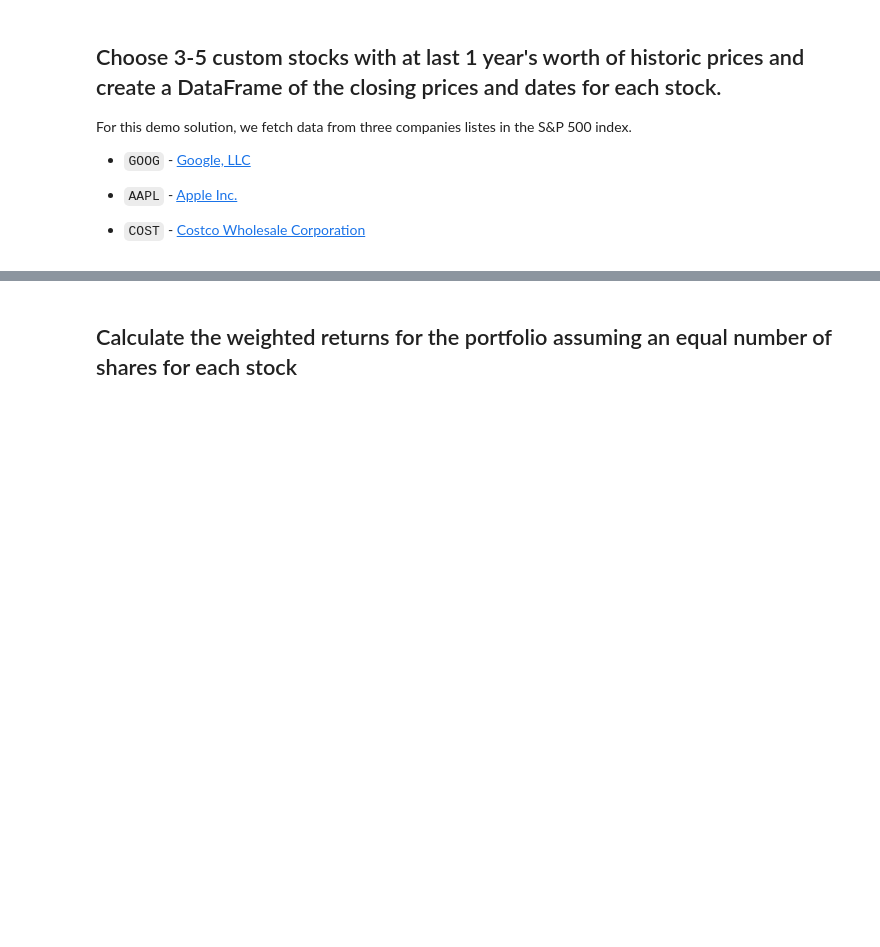
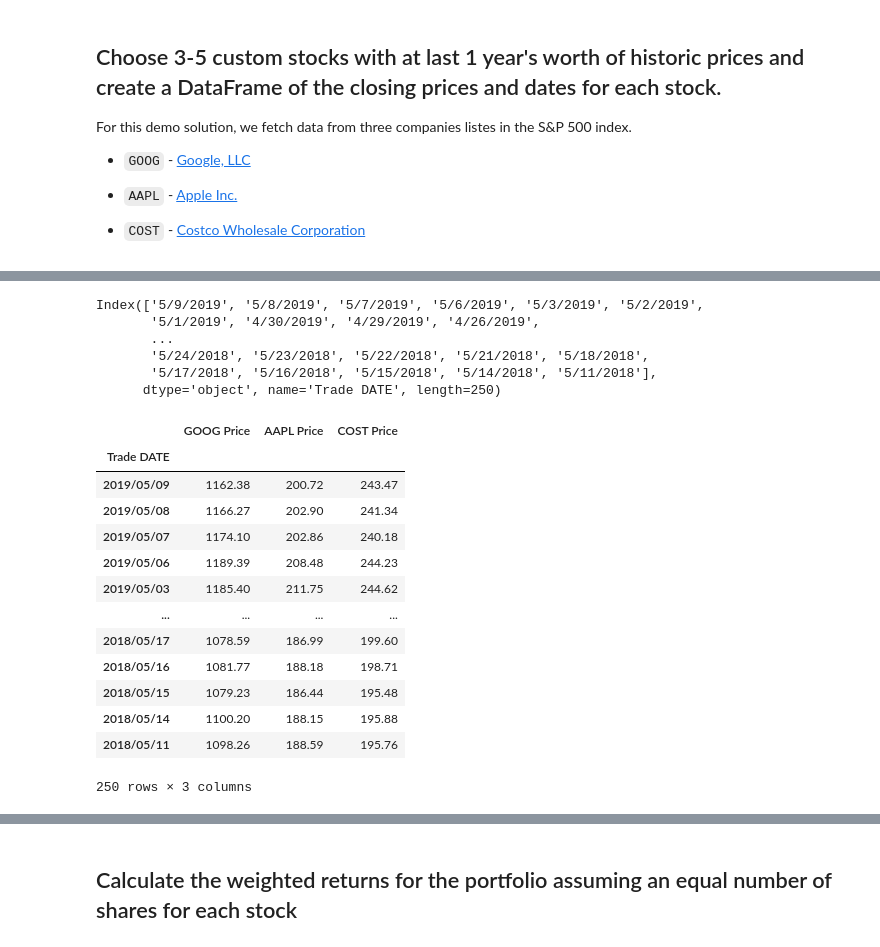
Before and after one commit to joebarry1252/Financial_Planning_UsingAPIs, a Jupyter notebook: Barry_whale_analysis_final.ipynb, the cells around one changed output, grey strips where cells are left out. Saved outputs shown, nothing was run; the diff lists cells and outputs as text; code cells hidden in the pictures; blank space fills up the shorter version.

```diff
--- a/Barry_whale_analysis_final.ipynb
+++ b/Barry_whale_analysis_final.ipynb
@@ -651,2 +674,5 @@ For this demo solution, we fetch data from three companies listes in the S&P 500
 # %%
 # Reading data from 3rd stock
+cost_data = Path("./Resources/cost_historical.csv")
+cost = pd.read_csv(cost_data, index_col="Trade DATE")
+cost.head()
@@ -653,2 +687,8 @@ For this demo solution, we fetch data from three companies listes in the S&P 500
 # %%
 # Combine all stocks in a single DataFrame
+combined_stock_df = pd.concat(
+    [goog,aapl,cost],
+    axis="columns",
+    join="inner"
+    )
+combined_stock_df.head()
@@ -656,0 +713,3 @@ For this demo solution, we fetch data from three companies listes in the S&P 500
+# %%
+combined_stock_df.columns = ['GOOG', 'GOOG Price', 'AAPL', 'AAPL Price', 'COST', 'COST Price']
+combined_stock_df.head()
@@ -657,2 +724,4 @@ For this demo solution, we fetch data from three companies listes in the S&P 500
 # %%
 # Reorganize portfolio data by having a column per symbol
+combined_stock_df.drop(columns=['GOOG', 'AAPL', 'COST'], inplace=True)
+combined_stock_df.head()
@@ -658,0 +736,29 @@ For this demo solution, we fetch data from three companies listes in the S&P 500
+# %%
+## Example sp500_df = pd.read_csv(sp500_data, index_col='Date', parse_dates=True, infer_datetime_format=True)
+
+print(combined_stock_df.index)
+# %% [output]
+Index(['5/9/2019', '5/8/2019', '5/7/2019', '5/6/2019', '5/3/2019', '5/2/2019',
+       '5/1/2019', '4/30/2019', '4/29/2019', '4/26/2019',
+       ...
+       '5/24/2018', '5/23/2018', '5/22/2018', '5/21/2018', '5/18/2018',
+       '5/17/2018', '5/16/2018', '5/15/2018', '5/14/2018', '5/11/2018'],
+      dtype='object', name='Trade DATE', length=250)
+# %%
+combined_stock_df.index = pd.to_datetime(combined_stock_df.index, format='%m/%d/%Y').strftime('%Y/%m/%d')
+combined_stock_df
+# %% [output]
+|  | GOOG Price | AAPL Price | COST Price |
+| Trade DATE |  |  |  |
+| 2019/05/09 | 1162.38 | 200.72 | 243.47 |
+| 2019/05/08 | 1166.27 | 202.90 | 241.34 |
+| 2019/05/07 | 1174.10 | 202.86 | 240.18 |
+| 2019/05/06 | 1189.39 | 208.48 | 244.23 |
+| 2019/05/03 | 1185.40 | 211.75 | 244.62 |
+| ... | ... | ... | ... |
+| 2018/05/17 | 1078.59 | 186.99 | 199.60 |
+| 2018/05/16 | 1081.77 | 188.18 | 198.71 |
+| 2018/05/15 | 1079.23 | 186.44 | 195.48 |
+| 2018/05/14 | 1100.20 | 188.15 | 195.88 |
+| 2018/05/11 | 1098.26 | 188.59 | 195.76 |
+250 rows × 3 columns
```
Also changed, not shown: parts of 21 cells of this notebook.
